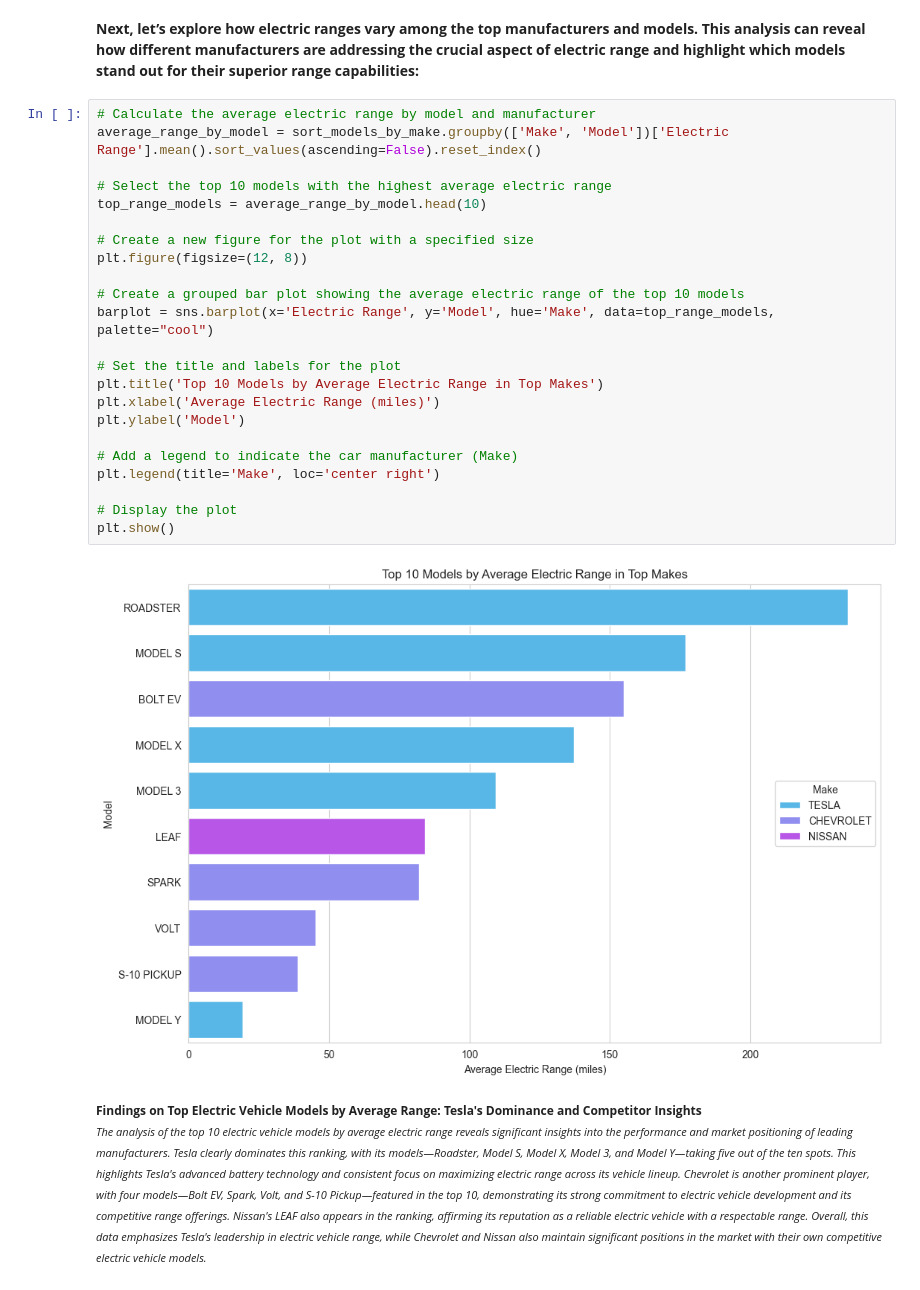
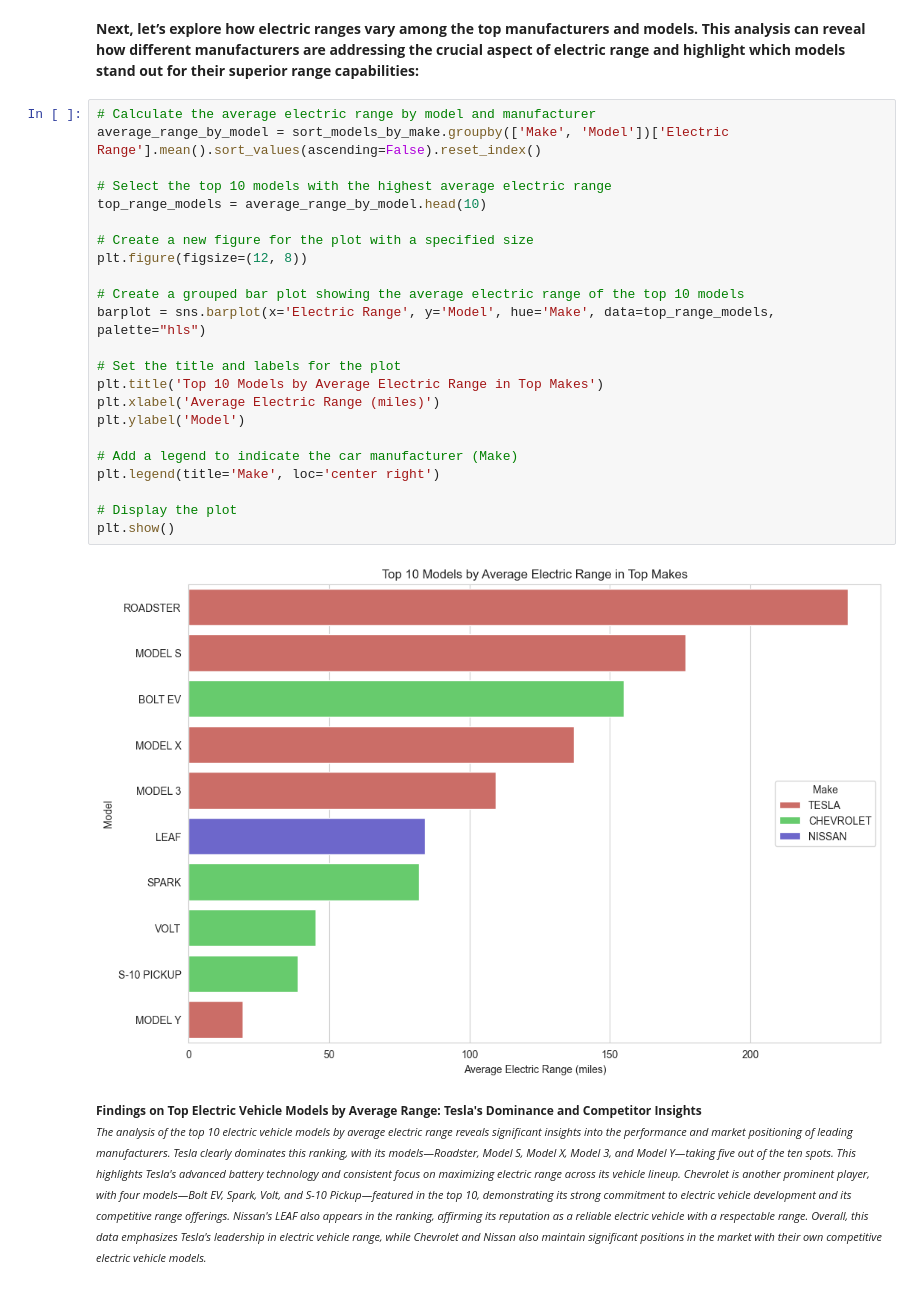
Before and after one commit to errosal/Electric-Vehicles-Market-Size-Analysis, a Jupyter notebook: EV-Market.ipynb, the cells around one changed output. Drawn from its saved outputs; the diff is of its cells as text.

```diff
--- a/EV-Market.ipynb
+++ b/EV-Market.ipynb
@@ -417,28 +417,28 @@ The line graph shows the trend in average electric vehicle ranges by model year.
 # %%
 # Calculate the average electric range by model and manufacturer
 average_range_by_model = sort_models_by_make.groupby(['Make', 'Model'])['Electric Range'].mean().sort_values(ascending=False).reset_index()
 
 # Select the top 10 models with the highest average electric range
 top_range_models = average_range_by_model.head(10)
 
 # Create a new figure for the plot with a specified size
 plt.figure(figsize=(12, 8))
 
 # Create a grouped bar plot showing the average electric range of the top 10 models
-barplot = sns.barplot(x='Electric Range', y='Model', hue='Make', data=top_range_models, palette="cool")
+barplot = sns.barplot(x='Electric Range', y='Model', hue='Make', data=top_range_models, palette="hls")
 
 # Set the title and labels for the plot
 plt.title('Top 10 Models by Average Electric Range in Top Makes')
 plt.xlabel('Average Electric Range (miles)')
 plt.ylabel('Model')
 
 # Add a legend to indicate the car manufacturer (Make)
 plt.legend(title='Make', loc='center right')
 
 # Display the plot
 plt.show()
 # %% [output]
-[figure, old version]
+[figure, new version]
 # %% [markdown]
 <div style="font-size:12px;">
 <strong>
```
Also changed, not shown: parts of 2 cells of this notebook.
